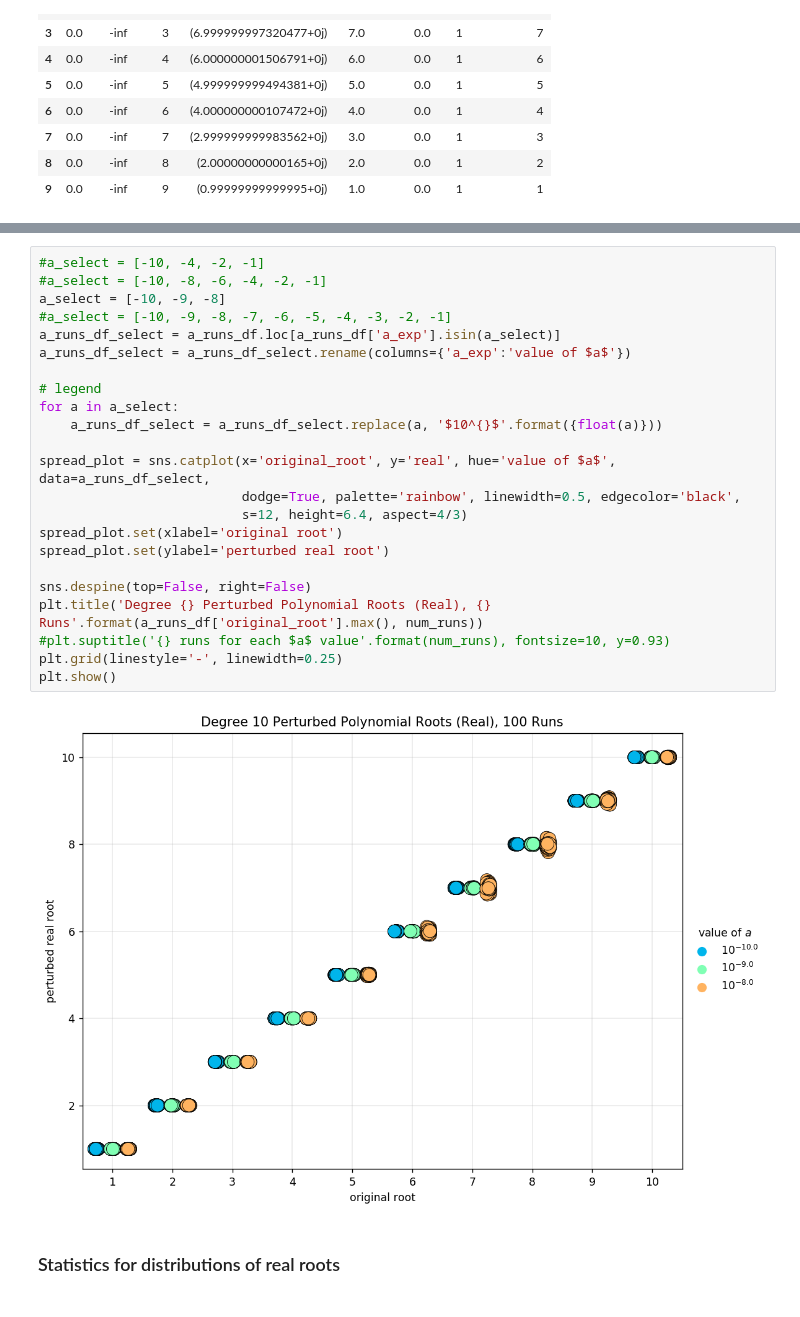
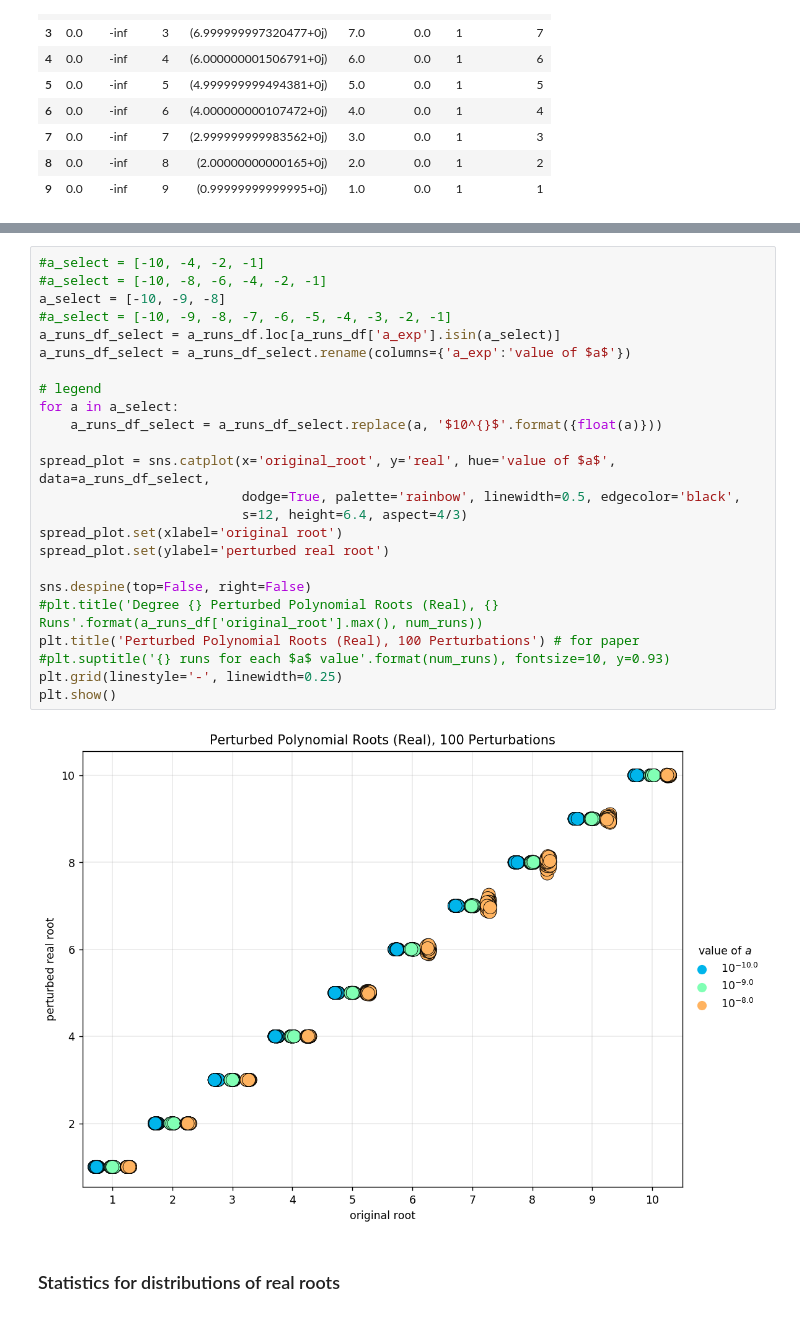
Before and after one commit to agnikumar/math-lab, a Jupyter notebook: perturbations/redone_figures.ipynb, the cells around one changed output, grey strips where cells are left out. Drawn from its saved outputs; the diff is of its cells as text.

```diff
--- a/perturbations/redone_figures.ipynb
+++ b/perturbations/redone_figures.ipynb
@@ -409,28 +410,29 @@ plt.show()
 # %%
 #a_select = [-10, -4, -2, -1]
 #a_select = [-10, -8, -6, -4, -2, -1]
 a_select = [-10, -9, -8]
 #a_select = [-10, -9, -8, -7, -6, -5, -4, -3, -2, -1]
 a_runs_df_select = a_runs_df.loc[a_runs_df['a_exp'].isin(a_select)]
 a_runs_df_select = a_runs_df_select.rename(columns={'a_exp':'value of $a$'})
 
 # legend
 for a in a_select:
     a_runs_df_select = a_runs_df_select.replace(a, '$10^{}$'.format({float(a)}))
 
 spread_plot = sns.catplot(x='original_root', y='real', hue='value of $a$', data=a_runs_df_select,
                           dodge=True, palette='rainbow', linewidth=0.5, edgecolor='black',
                           s=12, height=6.4, aspect=4/3)
 spread_plot.set(xlabel='original root')
 spread_plot.set(ylabel='perturbed real root')
 
 sns.despine(top=False, right=False)
-plt.title('Degree {} Perturbed Polynomial Roots (Real), {} Runs'.format(a_runs_df['original_root'].max(), num_runs))
+#plt.title('Degree {} Perturbed Polynomial Roots (Real), {} Runs'.format(a_runs_df['original_root'].max(), num_runs))
+plt.title('Perturbed Polynomial Roots (Real), 100 Perturbations') # for paper
 #plt.suptitle('{} runs for each $a$ value'.format(num_runs), fontsize=10, y=0.93)
 plt.grid(linestyle='-', linewidth=0.25)
 plt.show()
 # %% [output]
-[figure, old version]
+[figure, new version]
 # %% [markdown]
 ### Statistics for distributions of real roots
 # %%
```
Also changed, not shown: parts of 11 cells of this notebook, 6 other files.
